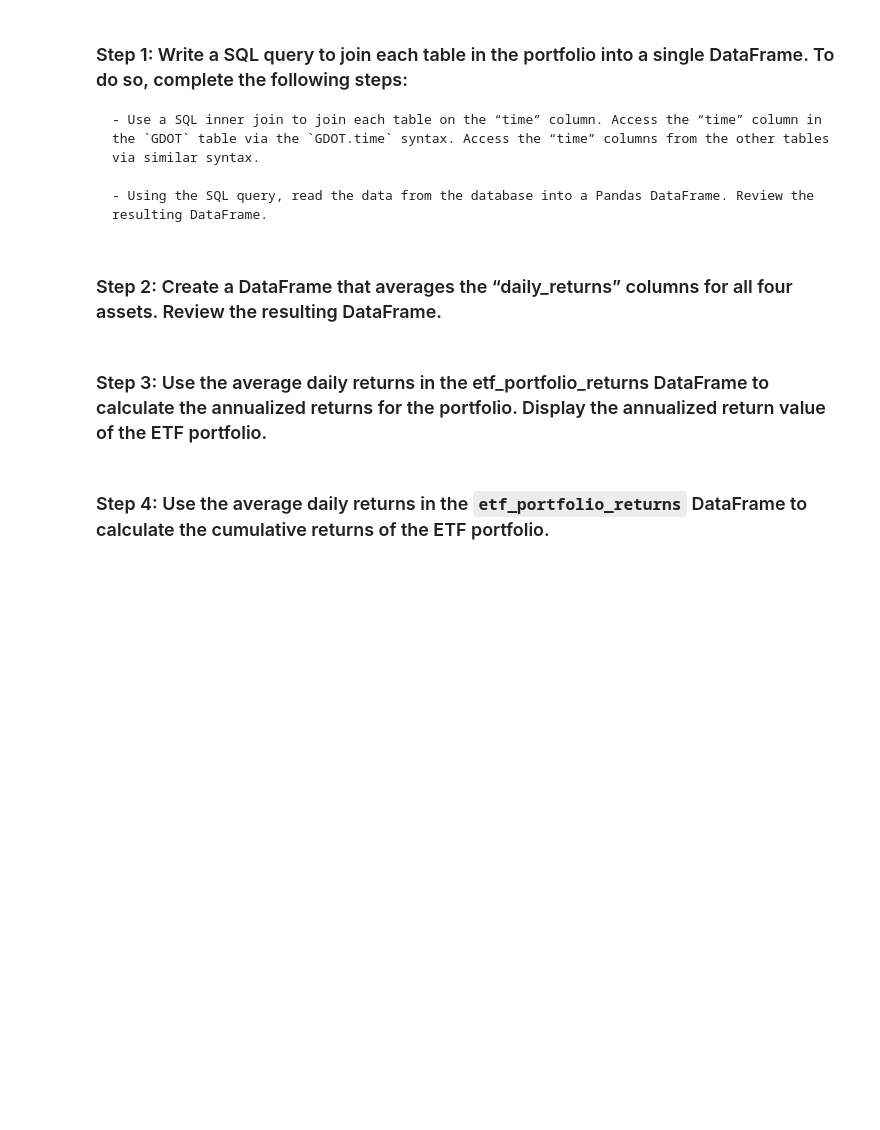
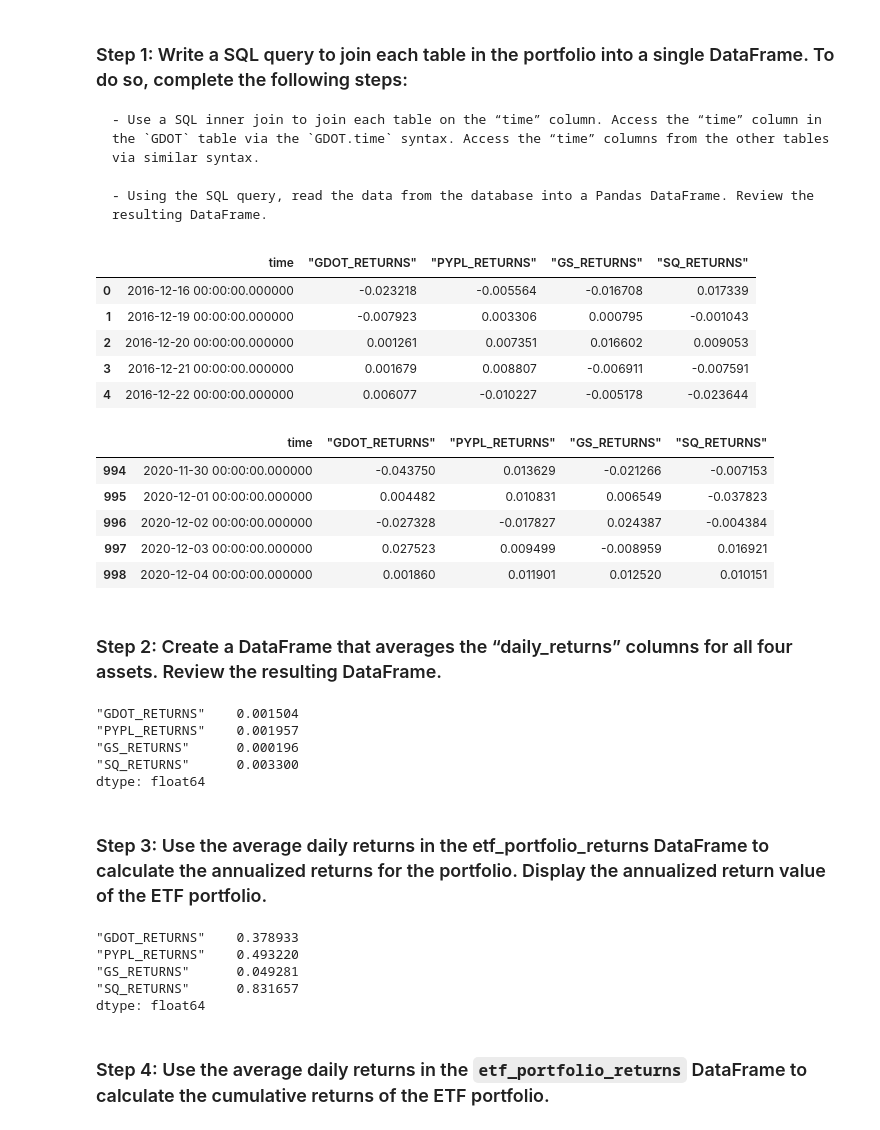
Before and after one commit to vishkast203/Challenge-Assignment-7, a Jupyter notebook: Starter_Code/etf_analyzer.ipynb, the cells around one changed output. Saved outputs shown, nothing was run; the diff lists cells and outputs as text; code cells hidden in the pictures; blank space fills up the shorter version.

```diff
--- a/Starter_Code/etf_analyzer.ipynb
+++ b/Starter_Code/etf_analyzer.ipynb
@@ -315,30 +337,64 @@ Complete the following steps:
 # %%
 # Wreate a SQL query to join each table in the portfolio into a single DataFrame
 # Use the time column from each table as the basis for the join
-query = # YOUR CODE HERE
+query = """
+SELECT gdot.time, gdot.daily_returns["GDOT_RETURNS"], pypl.daily_returns["PYPL_RETURNS"], gs.daily_returns["GS_RETURNS"], sq.daily_returns["SQ_RETURNS"]
+FROM gdot
+JOIN pypl ON pypl.time = gdot.time
+JOIN gs on gs.time = gdot.time
+JOIN sq on sq.time = gdot.time
+"""
 
 # Using the query, read the data from the database into a Pandas DataFrame
-etf_portfolio = # YOUR CODE HERE
+etf_portfolio = pd.read_sql_query(query, con=engine)
 
 # Review the resulting DataFrame
-# YOUR CODE HERE
+display(etf_portfolio.head())
+display(etf_portfolio.tail())
+# %% [output]
+|  | time | "GDOT_RETURNS" | "PYPL_RETURNS" | "GS_RETURNS" | "SQ_RETURNS" |
+| 0 | 2016-12-16 00:00:00.000000 | -0.023218 | -0.005564 | -0.016708 | 0.017339 |
+| 1 | 2016-12-19 00:00:00.000000 | -0.007923 | 0.003306 | 0.000795 | -0.001043 |
+| 2 | 2016-12-20 00:00:00.000000 | 0.001261 | 0.007351 | 0.016602 | 0.009053 |
+| 3 | 2016-12-21 00:00:00.000000 | 0.001679 | 0.008807 | -0.006911 | -0.007591 |
+| 4 | 2016-12-22 00:00:00.000000 | 0.006077 | -0.010227 | -0.005178 | -0.023644 |
+|  | time | "GDOT_RETURNS" | "PYPL_RETURNS" | "GS_RETURNS" | "SQ_RETURNS" |
+| 994 | 2020-11-30 00:00:00.000000 | -0.043750 | 0.013629 | -0.021266 | -0.007153 |
+| 995 | 2020-12-01 00:00:00.000000 | 0.004482 | 0.010831 | 0.006549 | -0.037823 |
+| 996 | 2020-12-02 00:00:00.000000 | -0.027328 | -0.017827 | 0.024387 | -0.004384 |
+| 997 | 2020-12-03 00:00:00.000000 | 0.027523 | 0.009499 | -0.008959 | 0.016921 |
+| 998 | 2020-12-04 00:00:00.000000 | 0.001860 | 0.011901 | 0.012520 | 0.010151 |
 # %% [markdown]
 ### Step 2: Create a DataFrame that averages the “daily_returns” columns for all four assets. Review the resulting DataFrame.
 # %%
 # Create a DataFrame that displays the mean value of the “daily_returns” columns for all four assets.
-etf_portfolio_returns = # YOUR CODE HERE
+etf_portfolio_returns = etf_portfolio.mean(axis=0)
 
 # Review the resulting DataFrame
-# YOUR CODE HERE
+display(etf_portfolio_returns)
+# %% [output]
+"GDOT_RETURNS"    0.001504
+"PYPL_RETURNS"    0.001957
+"GS_RETURNS"      0.000196
+"SQ_RETURNS"      0.003300
+dtype: float64
 # %% [markdown]
 ### Step 3: Use the average daily returns in the etf_portfolio_returns DataFrame to calculate the annualized returns for the portfolio. Display the annualized return value of the ETF portfolio.
 # %%
 # Use the average daily returns provided by the etf_portfolio_returns DataFrame
 # to calculate the annualized return for the portfolio.
-annualized_etf_portfolio_returns = # YOUR CODE HERE
+# The number of trading days is set to 252
+trading_days = 252
+annualized_etf_portfolio_returns = etf_portfolio_returns * trading_days
 
 # Display the annualized return value of the ETF portfolio.
-# YOUR CODE HERE
+annualized_etf_portfolio_returns
+# %% [output]
+"GDOT_RETURNS"    0.378933
+"PYPL_RETURNS"    0.493220
+"GS_RETURNS"      0.049281
+"SQ_RETURNS"      0.831657
+dtype: float64
 # %% [markdown]
 ### Step 4: Use the average daily returns in the `etf_portfolio_returns` DataFrame to calculate the cumulative returns of the ETF portfolio.
 # %%
```
Also changed, not shown: parts of 4 cells of this notebook.
